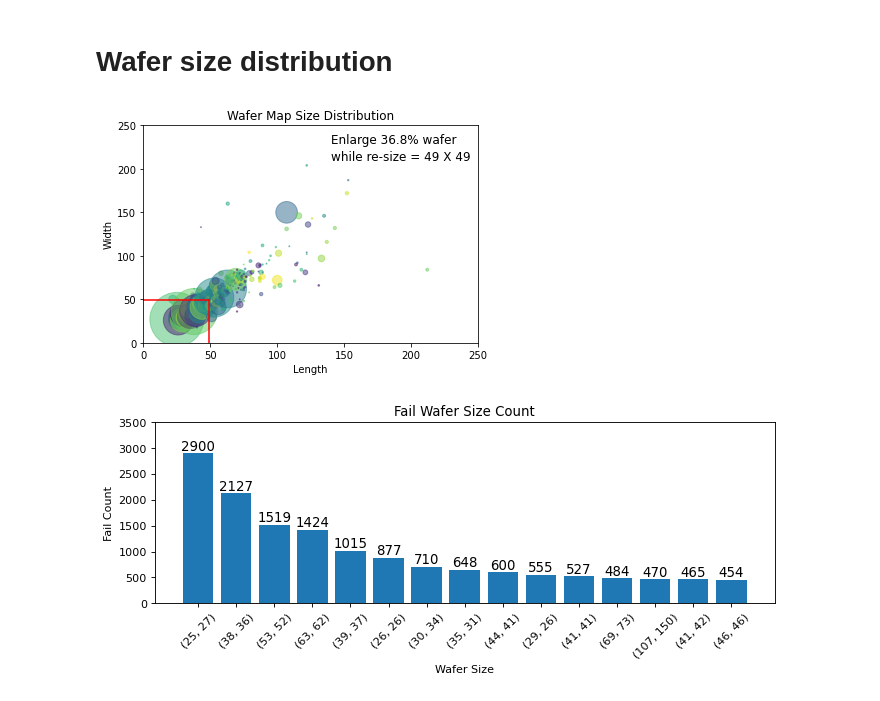
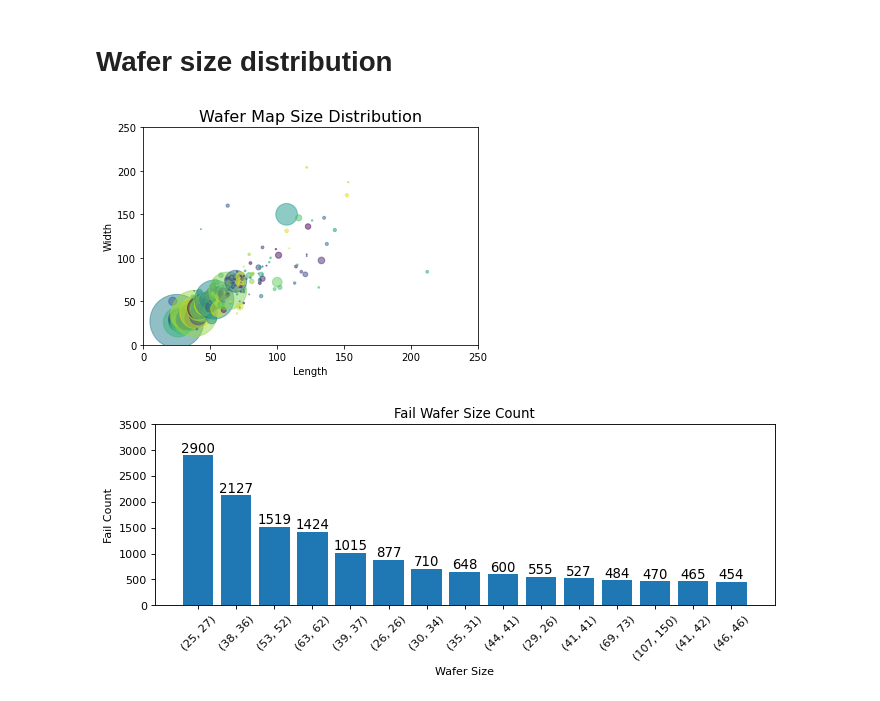
Before and after one commit to LiosonLiu/NCHU, a Jupyter notebook: wm-autoencoder-preparing.ipynb, the cells around one changed output. Drawn from its saved outputs; the diff is of its cells as text; code cells hidden in the pictures.

```diff
--- a/wm-autoencoder-preparing.ipynb
+++ b/wm-autoencoder-preparing.ipynb
@@ -261,30 +261,30 @@ failtype_plot(image,each_title)
 # %%
 import matplotlib.lines as mlines
 uni_Index=np.unique(df_with_pattern.waferMapDim,return_counts=True)
 total=len(np.array(uni_Index[0]))
 dot_size=(np.array(uni_Index[1]))
 xy_loc=np.array(uni_Index[0])
 x_loc,y_loc=[],[]
 wafercount=0
 colors=np.random.rand(total)
 for i in range (total):
     x_loc.append(xy_loc[i][0])
     y_loc.append(xy_loc[i][1])
     if(xy_loc[i][0]<waferSizeX and xy_loc[i][1]<waferSizeY):
         wafercount+=1
 fig, ax = plt.subplots()
 ax.scatter(x_loc,y_loc,s=dot_size,alpha=0.5,c=colors)
-ax.plot([waferSizeX, waferSizeY], [0, waferSizeY],color='red') #x and y axis line value
-ax.plot([0, waferSizeY], [waferSizeX, waferSizeY],color='red')
+#ax.plot([waferSizeX, waferSizeY], [0, waferSizeY],color='red') #x and y axis line value
+#ax.plot([0, waferSizeY], [waferSizeX, waferSizeY],color='red')
 ax.axis([0,250,0,250])
-ax.text(140,230, r'Enlarge {0:.1f}% wafer'.format((wafercount/total)*100), fontsize=12)
-ax.text(140,210, r'while re-size = %s X %s'%(waferSizeX,waferSizeY), fontsize=12)
-plt.title("Wafer Map Size Distribution")
+#ax.text(140,230, r'Enlarge {0:.1f}% wafer'.format((wafercount/total)*100), fontsize=12)
+#ax.text(140,210, r'while re-size = %s X %s'%(waferSizeX,waferSizeY), fontsize=12)
+plt.title("Wafer Map Size Distribution",fontsize=16)
 plt.xlabel("Length")
 plt.ylabel("Width")
 plt.show()
 # %% [output]
-[figure, old version]
+[figure, new version]
 # %%
 wafersizeshow=15
 dic = { "wafersize": np.array(uni_Index[0]), "wafercount": np.array(uni_Index[1])}
```
Also changed, not shown: parts of 6 cells of this notebook, 3 other files.
